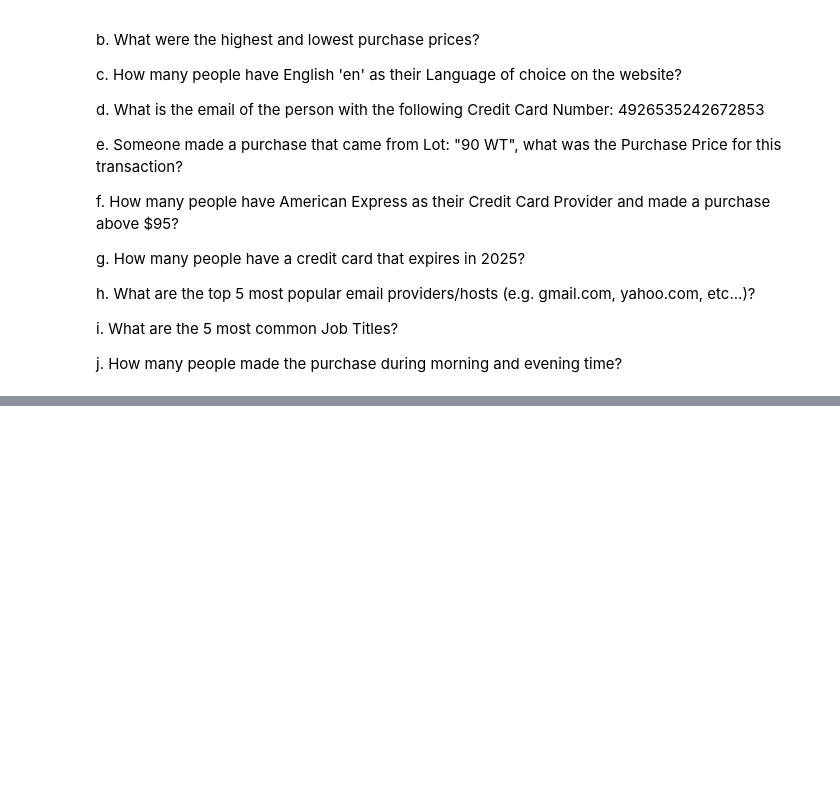
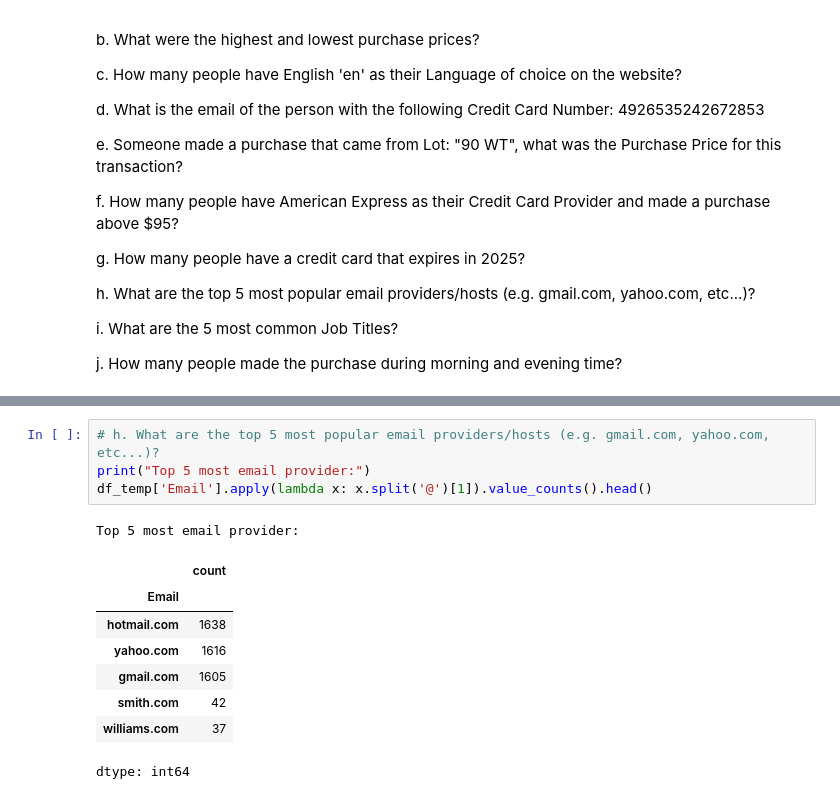
Before and after one commit to sngrajesh/DataAnalytics, a Jupyter notebook: Lab Assignments/Assignment-10-EDA.ipynb, the cells around one changed output, grey strips where cells are left out. Cells and saved outputs as stored; diff of their text form; blank space fills up the shorter version.

```diff
--- a/Lab Assignments/Assignment-10-EDA.ipynb
+++ b/Lab Assignments/Assignment-10-EDA.ipynb
@@ -225,0 +371,14 @@ j. How many people made the purchase during morning and evening time?
+# %%
+# h. What are the top 5 most popular email providers/hosts (e.g. gmail.com, yahoo.com, etc...)?
+print("Top 5 most email provider:")
+df_temp['Email'].apply(lambda x: x.split('@')[1]).value_counts().head()
+# %% [output]
+Top 5 most email provider:
+|  | count |
+| Email |  |
+| hotmail.com | 1638 |
+| yahoo.com | 1616 |
+| gmail.com | 1605 |
+| smith.com | 42 |
+| williams.com | 37 |
+dtype: int64
```
Also changed, not shown: parts of 17 cells of this notebook, 8 other files.
